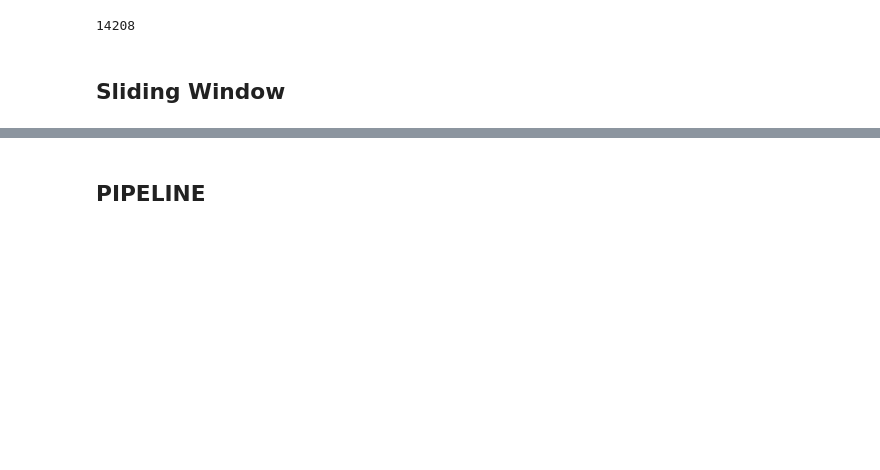
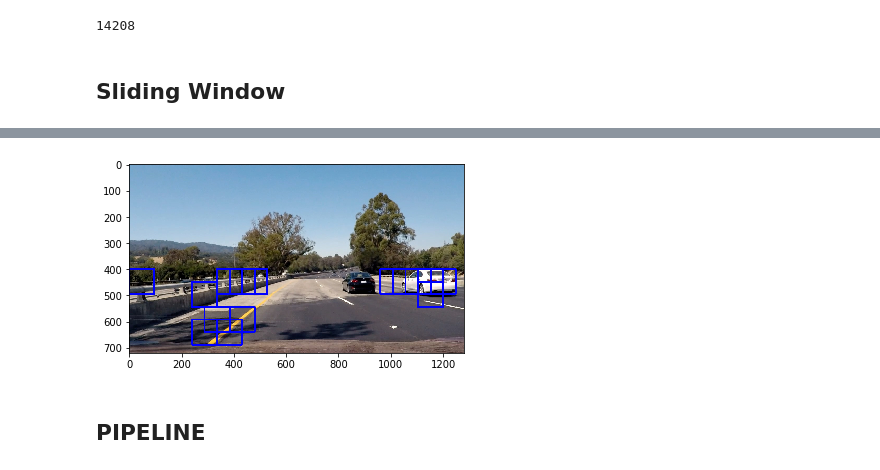
Before and after one commit to ssikmr/CarND-Vehicle-Detection-master, a Jupyter notebook: P5_Vehicle_detection.ipynb, the cells around one changed output, grey strips where cells are left out. Drawn from its saved outputs; the diff is of its cells as text; code cells hidden in the pictures; blank space fills up the shorter version.

```diff
--- a/P5_Vehicle_detection.ipynb
+++ b/P5_Vehicle_detection.ipynb
@@ -225,0 +369,80 @@ print(len(X_train))
+# %%
+### TODO: Tweak these parameters and see how the results change.
+color_space = 'RGB' # Can be RGB, HSV, LUV, HLS, YUV, YCrCb
+orient = 9  # HOG orientations
+pix_per_cell = 8 # HOG pixels per cell
+cell_per_block = 2 # HOG cells per block
+hog_channel = 0 # Can be 0, 1, 2, or "ALL"
+spatial_size = (16, 16) # Spatial binning dimensions
+hist_bins = 16    # Number of histogram bins
+spatial_feat = True # Spatial features on or off
+hist_feat = True # Histogram features on or off
+hog_feat = True # HOG features on or off
+y_start_stop = [400, None] # Min and max in y to search in slide_window()
+# %%
+car_features = extract_features(cars, color_space=color_space,
+                        spatial_size=spatial_size, hist_bins=hist_bins,
+                        orient=orient, pix_per_cell=pix_per_cell,
+                        cell_per_block=cell_per_block,
+                        hog_channel=hog_channel, spatial_feat=spatial_feat,
+                        hist_feat=hist_feat, hog_feat=hog_feat)
+notcar_features = extract_features(notcars, color_space=color_space,
+                        spatial_size=spatial_size, hist_bins=hist_bins,
+                        orient=orient, pix_per_cell=pix_per_cell,
+                        cell_per_block=cell_per_block,
+                        hog_channel=hog_channel, spatial_feat=spatial_feat,
+                        hist_feat=hist_feat, hog_feat=hog_feat)
+
+# Create an array stack of feature vectors
+X = np.vstack((car_features, notcar_features)).astype(np.float64)
+
+# Define the labels vector
+y = np.hstack((np.ones(len(car_features)), np.zeros(len(notcar_features))))
+
+# Split up data into randomized training and test sets
+rand_state = np.random.randint(0, 100)
+X_train, X_test, y_train, y_test = train_test_split(X, y, test_size=0.2, random_state=rand_state)
+
+# Fit a per-column scaler
+X_scaler = StandardScaler().fit(X_train)
+
+# Apply the scaler to X
+X_train = X_scaler.transform(X_train)
+X_test = X_scaler.transform(X_test)
+
+print('Using:',orient,'orientations',pix_per_cell,
+    'pixels per cell and', cell_per_block,'cells per block')
+print('Feature vector length:', len(X_train[0]))
+# Use a linear SVC
+svc = LinearSVC()
+# Check the training time for the SVC
+t=time.time()
+svc.fit(X_train, y_train)
+t2 = time.time()
+print(round(t2-t, 2), 'Seconds to train SVC...')
+# Check the score of the SVC
+print('Test Accuracy of SVC = ', round(svc.score(X_test, y_test), 4))
+# Check the prediction time for a single sample
+t=time.time()
+
+image = mpimg.imread('./test_images/test4.jpg')
+draw_image = np.copy(image)
+
+# Uncomment the following line if you extracted training
+# data from .png images (scaled 0 to 1 by mpimg) and the
+# image you are searching is a .jpg (scaled 0 to 255)
+#image = image.astype(np.float32)/255
+
+windows = slide_window(image, x_start_stop=[None, None], y_start_stop=y_start_stop,xy_window=(96, 96), xy_overlap=(0.5, 0.5))
+
+hot_windows = search_windows(image, windows, svc, X_scaler, color_space=color_space,
+                        spatial_size=spatial_size, hist_bins=hist_bins,
+                        orient=orient, pix_per_cell=pix_per_cell,
+                        cell_per_block=cell_per_block,
+                        hog_channel=hog_channel, spatial_feat=spatial_feat,
+                        hist_feat=hist_feat, hog_feat=hog_feat)
+
+window_img = draw_boxes(draw_image, hot_windows, color=(0, 0, 255), thick=6)
+
+plt.imshow(window_img)
+# %% [output]
@@ -226,2 +454,3 @@ print(len(X_train))
+[figure, added]
 # %% [markdown]
 ## PIPELINE
```
Also changed, not shown: parts of 14 cells of this notebook.
